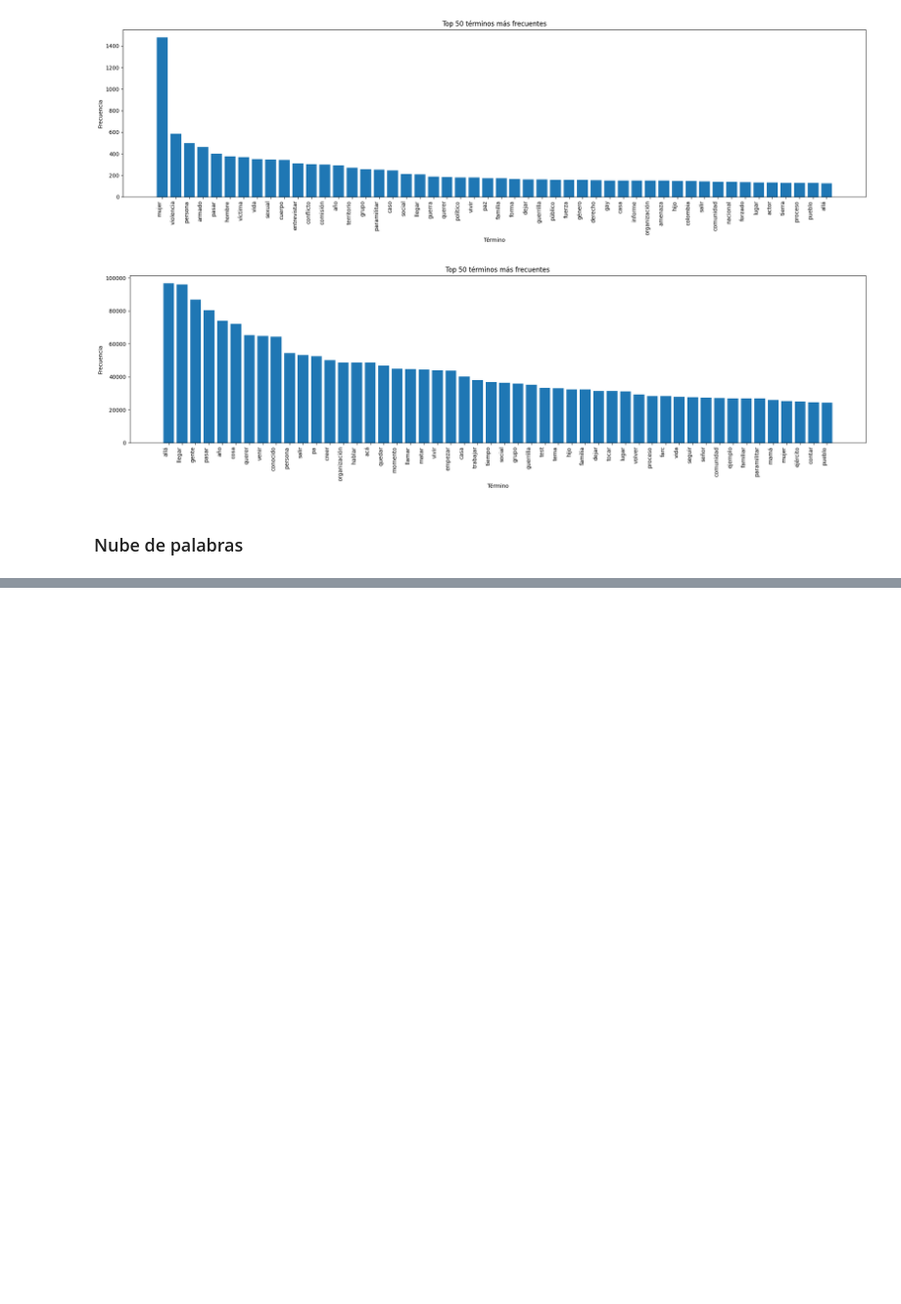
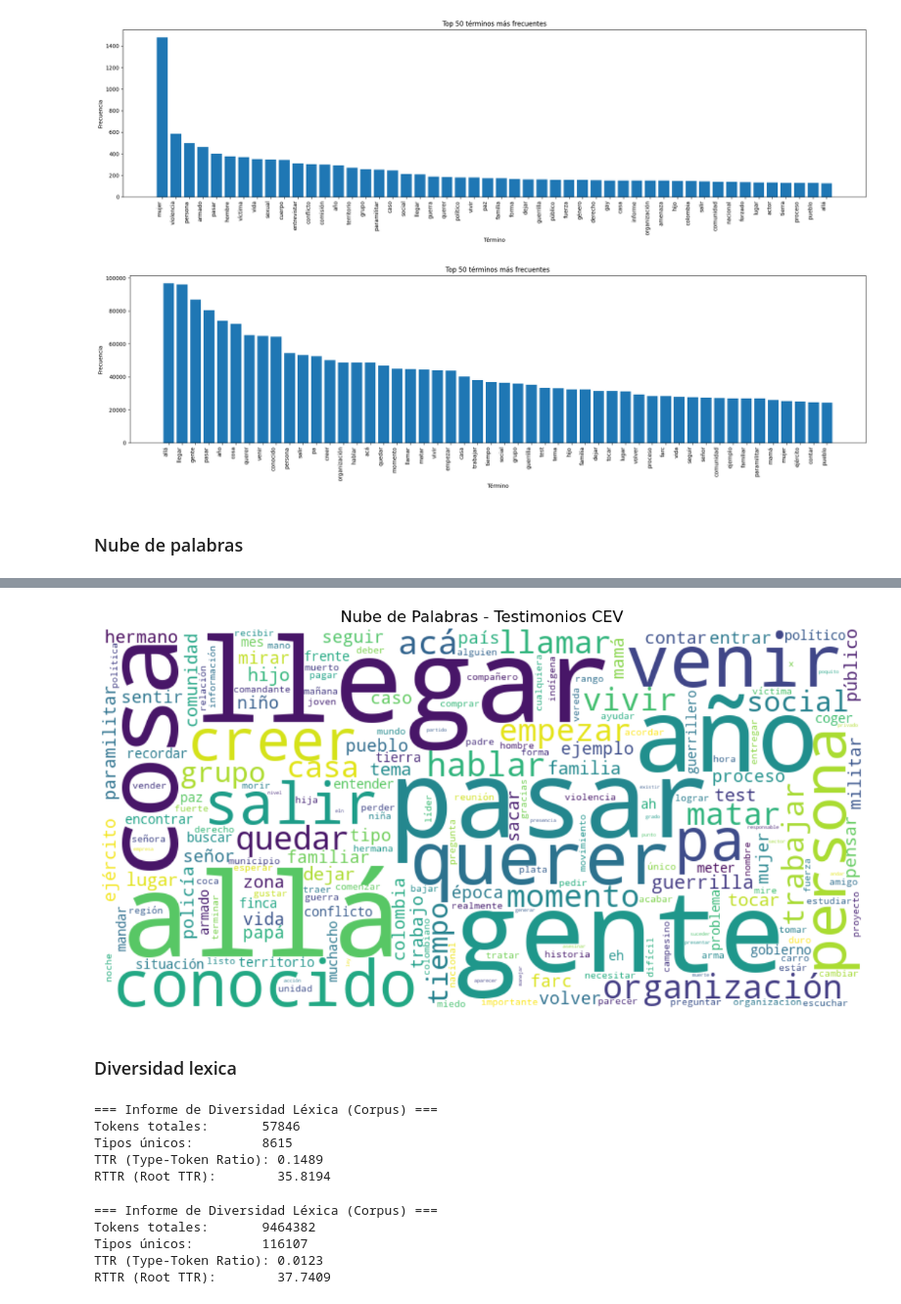
Before and after one commit to CristianCardozoAmin/procesamiento_lenguaje_natural_javer, a Jupyter notebook: taller_ir/notebooks/main_pipeline.ipynb, the cells around one changed output, grey strips where cells are left out. Shown at 98% size. Drawn from its saved outputs; the diff is of its cells as text; code cells hidden in the pictures; blank space fills up the shorter version.

```diff
--- a/taller_ir/notebooks/main_pipeline.ipynb
+++ b/taller_ir/notebooks/main_pipeline.ipynb
@@ -282,0 +287,22 @@ graficar_frecuencias(df_testimonios, "contenido_preprocesado", top_n=50, min_len
+# %%
+nube_palabras(df_testimonios, "contenido_preprocesado", min_len=1, titulo="Nube de Palabras - Testimonios CEV")
+# %% [output]
+[figure, added]
+# %% [markdown]
+### Diversidad lexica
+# %%
+diversidad_lexica( df_libro, "contenido_preprocesado" , 1)
+# %% [output]
+=== Informe de Diversidad Léxica (Corpus) ===
+Tokens totales:       57846
+Tipos únicos:         8615
+TTR (Type-Token Ratio): 0.1489
+RTTR (Root TTR):        35.8194
+# %%
+diversidad_lexica(df_testimonios, "contenido_preprocesado" , 1)
+# %% [output]
+=== Informe de Diversidad Léxica (Corpus) ===
+Tokens totales:       9464382
+Tipos únicos:         116107
+TTR (Type-Token Ratio): 0.0123
+RTTR (Root TTR):        37.7409
```
Also changed, not shown: parts of 1 cell of this notebook.
